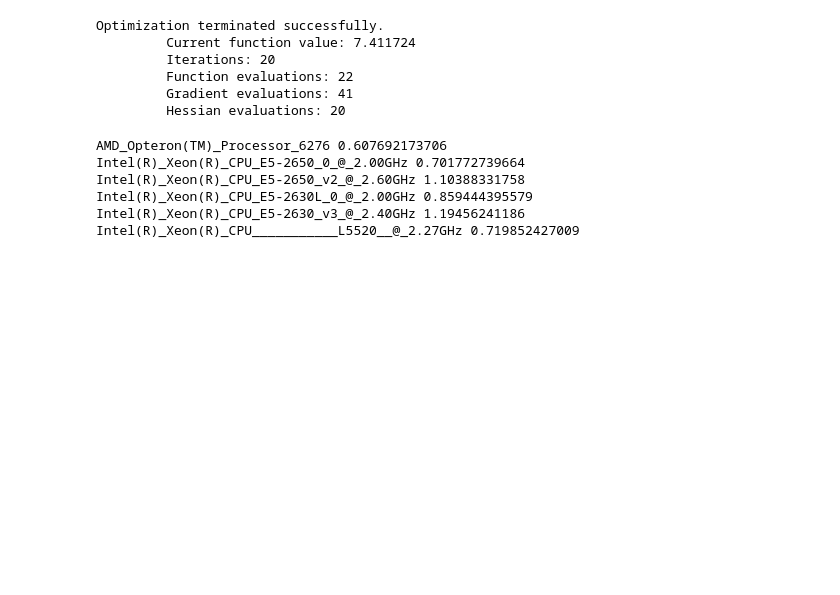
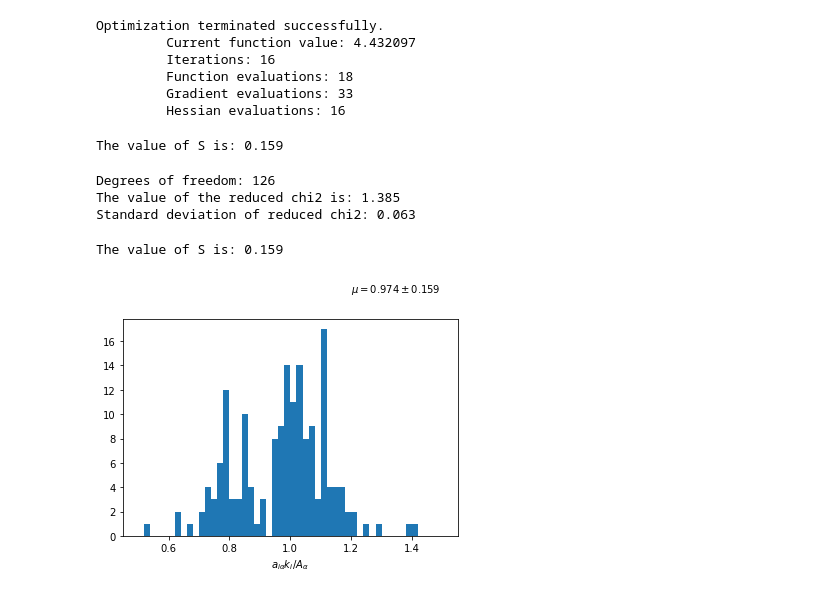
Before and after one commit to sciaba/ATLAS-CPU-time-analysis, a Jupyter notebook: Notebooks/Fit CPU power at ATLAS Tier-0.ipynb, the cells around one changed output. Saved outputs shown, nothing was run; the diff lists cells and outputs as text; code cells hidden in the pictures; blank space fills up the shorter version.

```diff
--- a/Notebooks/Fit CPU power at ATLAS Tier-0.ipynb
+++ b/Notebooks/Fit CPU power at ATLAS Tier-0.ipynb
@@ -127,9 +125,9 @@ print check
 # %%
-result_val = optimize.minimize(func_val, x_ini, method='Newton-CG', jac=grad_val, hess=hess_val, options={'disp': True, 'maxiter': 2000})
+result = optimize.minimize(func_val, x_ini, method='Newton-CG', jac=grad_val, hess=hess_val, options={'disp': True, 'maxiter': 2000})
 # %% [output]
 Optimization terminated successfully.
-         Current function value: 7.411724
-         Iterations: 20
-         Function evaluations: 22
-         Gradient evaluations: 41
-         Hessian evaluations: 20
+         Current function value: 4.432097
+         Iterations: 16
+         Function evaluations: 18
+         Gradient evaluations: 33
+         Hessian evaluations: 16
@@ -138,12 +134,16 @@ k_val = result_val.x[ntask:]
-# %%
-final = dict()
-for (k, v) in smap.items():
-    final[k] = k_val[v]
-    print k, k_val[v]
-# %% [output]
-AMD_Opteron(TM)_Processor_6276 0.607692173706
-Intel(R)_Xeon(R)_CPU_E5-2650_0_@_2.00GHz 0.701772739664
-Intel(R)_Xeon(R)_CPU_E5-2650_v2_@_2.60GHz 1.10388331758
-Intel(R)_Xeon(R)_CPU_E5-2630L_0_@_2.00GHz 0.859444395579
-Intel(R)_Xeon(R)_CPU_E5-2630_v3_@_2.40GHz 1.19456241186
-Intel(R)_Xeon(R)_CPU___________L5520__@_2.27GHz 0.719852427009
+# %%
+x = result.x
+a = x[:ntask]
+k = x[ntask:]
+k_err = np.zeros_like(k)
+# %%
+p = list()
+for j, task in data.items():
+    nt = tmap[j]
+    for i in task.keys():
+        (v, _) = task[i]
+        p.append(v * x[ntask+i] / x[nt])
+sigma = np.std(p)
+print 'The value of S is: %.3f' % sigma
+# %% [output]
+The value of S is: 0.159
@@ -149,0 +159,10 @@ Intel(R)_Xeon(R)_CPU___________L5520__@_2.27GHz 0.719852427009
+# %%
+deg = c - len(x_ini)
+chi2r = func_val(result.x) / sigma**2 / deg
+print 'Degrees of freedom: %d' % deg
+print 'The value of the reduced chi2 is: %.3f' % chi2r
+print 'Standard deviation of reduced chi2: %.3f' % (1. / np.sqrt(2. * deg))
+# %% [output]
+Degrees of freedom: 126
+The value of the reduced chi2 is: 1.385
+Standard deviation of reduced chi2: 0.063
@@ -149,0 +174,15 @@ Intel(R)_Xeon(R)_CPU___________L5520__@_2.27GHz 0.719852427009
+# %%
+bins = 50
+xrange = (0.5, 1.5)
+binsize = (xrange[1] - xrange[0]) / bins
+fig = plt.hist(p, bins=bins, range=xrange)
+n = len(p)
+mu = np.mean(p)
+sigma = np.std(p)
+plt.xlabel(r'$a_{i\alpha}k_i/A_\alpha$')
+plt.text(1.2, 20., r'$\mu=%.3f\pm%.3f$' % (mu, sigma))
+S = sigma
+print 'The value of S is: %.3f' % S
+# %% [output]
+The value of S is: 0.159
+[figure, added]
```
Also changed, not shown: parts of 21 cells of this notebook, 2 other files.
